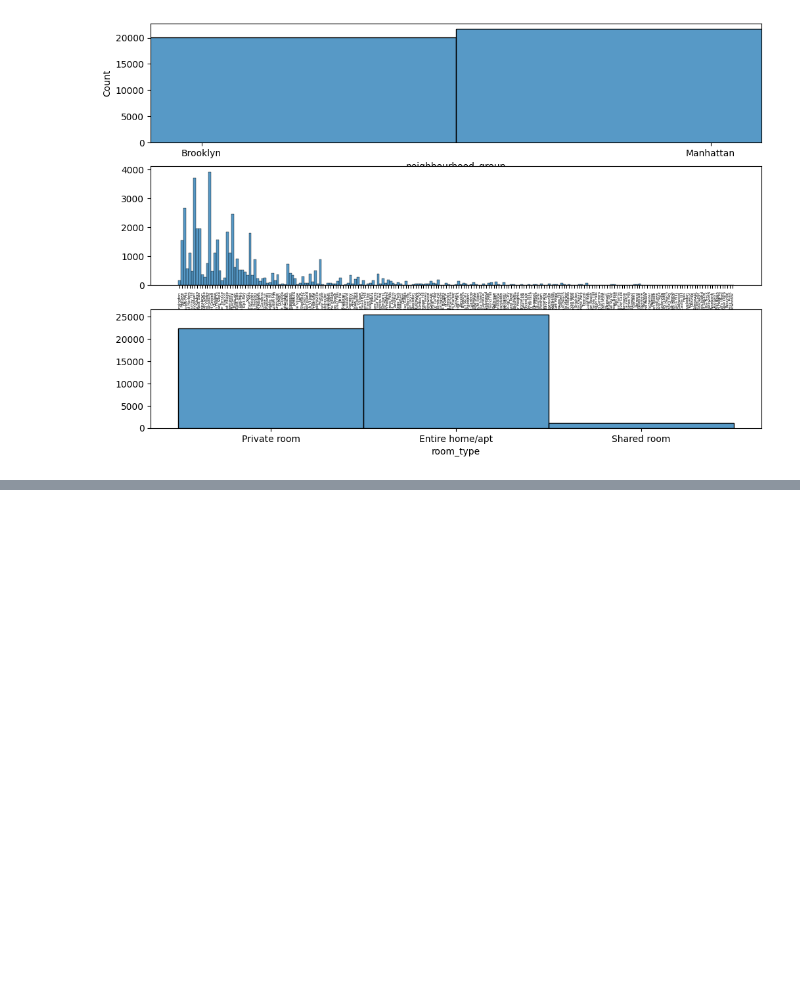
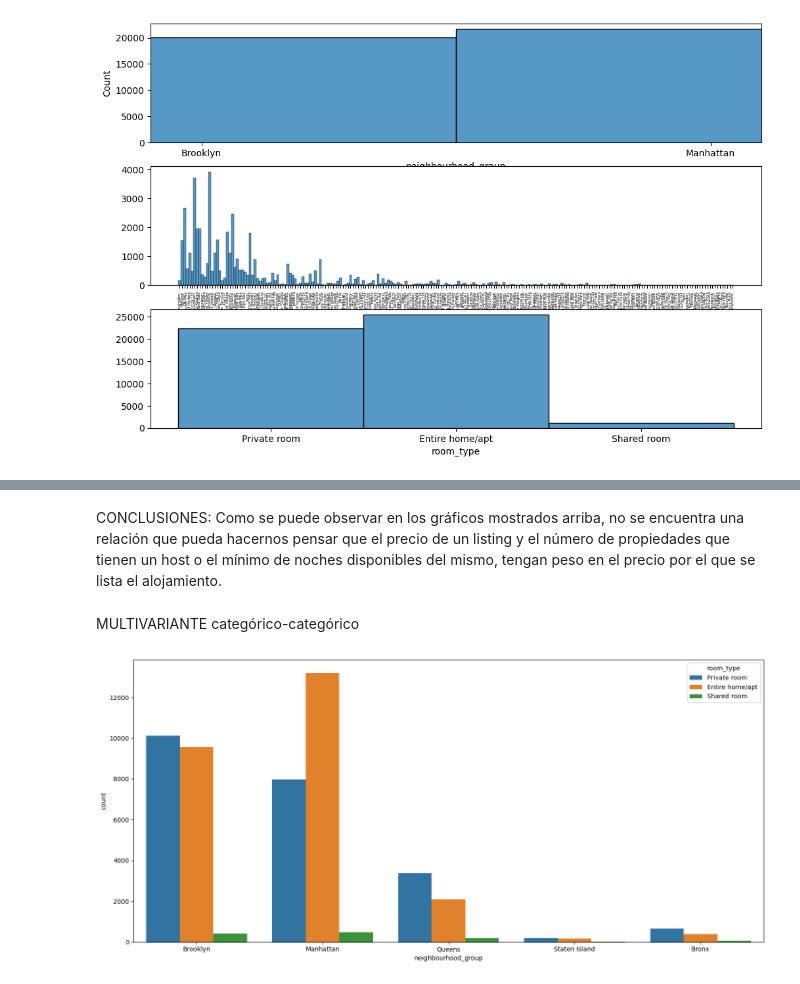
Before and after one commit to 4GeeksAcademy/ginappedrosa-machine-learning-python-template, a Jupyter notebook: src/explore.ipynb, the cells around one changed output, grey strips where cells are left out. Saved outputs shown, nothing was run; the diff lists cells and outputs as text; code cells hidden in the pictures; blank space fills up the shorter version.

```diff
--- a/src/explore.ipynb
+++ b/src/explore.ipynb
@@ -102,0 +123,14 @@ plt.show()
+# %% [markdown]
+CONCLUSIONES: Como se puede observar en los gráficos mostrados arriba, no se encuentra una relación que pueda hacernos pensar que el precio de un listing y el número de propiedades que tienen un host o el mínimo de noches disponibles del mismo, tengan peso en el precio por el que se lista el alojamiento.
+# %% [markdown]
+MULTIVARIANTE categórico-categórico
+# %%
+fig, axis = plt.subplots(1, figsize = (15, 7))
+
+sns.countplot(data = total_data, x = "neighbourhood_group", hue = "room_type")
+
+plt.tight_layout()
+
+plt.show()
+# %% [output]
+[figure, added]
```
Also changed, not shown: parts of 16 cells of this notebook, 2 other files.
